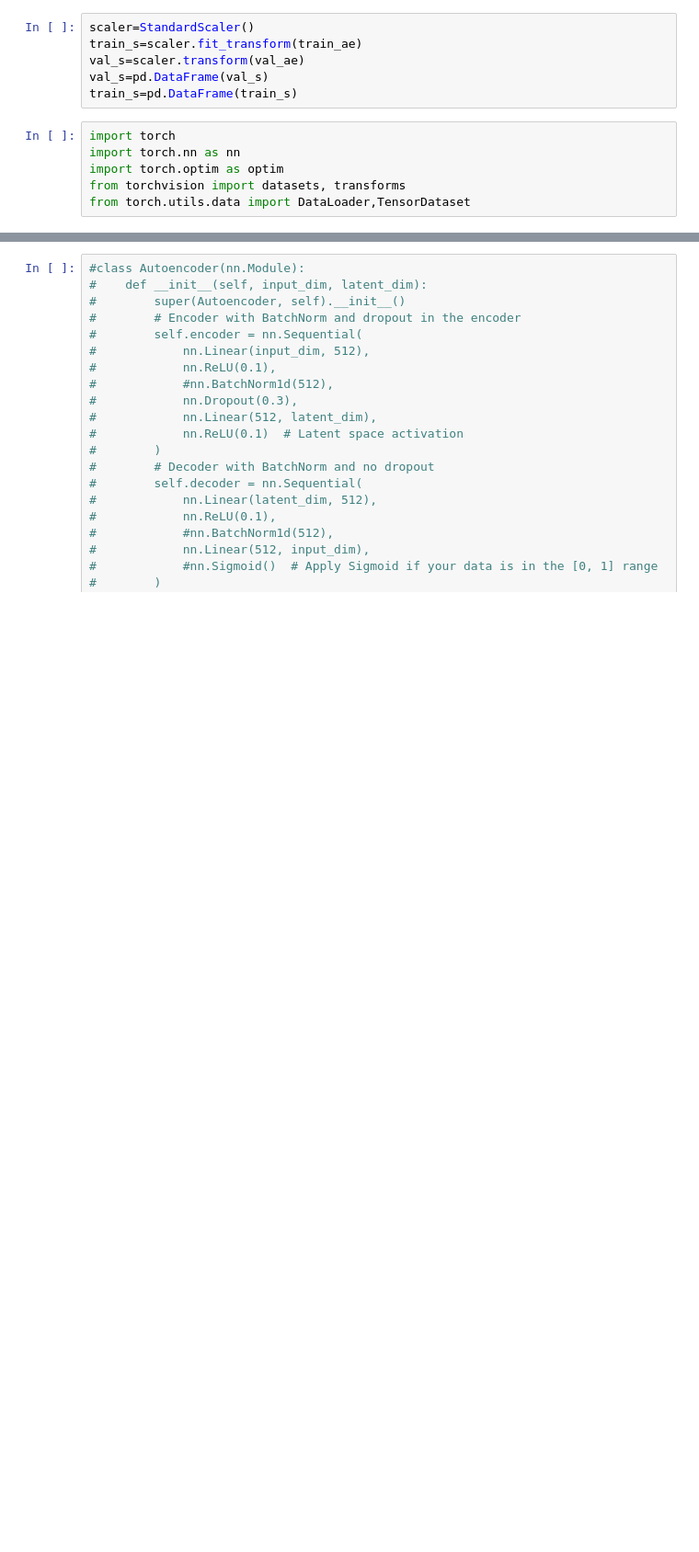
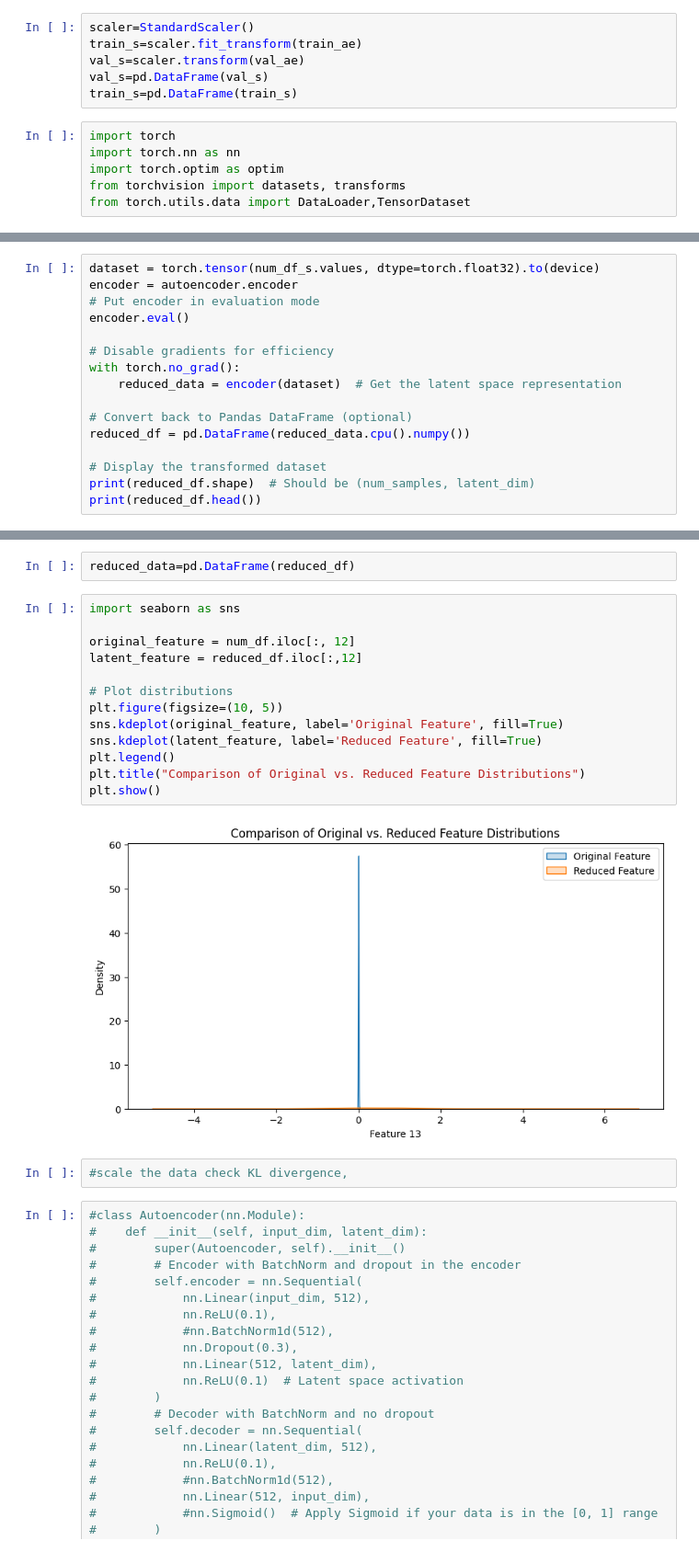
Before and after one commit to Pousali-Das2001/MoA_classification_multimodal, a Jupyter notebook: dim_reduction.ipynb, the cells around one changed output, grey strips where cells are left out. Shown at 92% size. Cells and saved outputs as stored; diff of their text form; blank space fills up the shorter version.

```diff
--- a/dim_reduction.ipynb
+++ b/dim_reduction.ipynb
@@ -92,0 +243,16 @@ from torch.utils.data import DataLoader,TensorDataset
+# %%
+dataset = torch.tensor(num_df_s.values, dtype=torch.float32).to(device)
+encoder = autoencoder.encoder
+# Put encoder in evaluation mode
+encoder.eval()
+
+# Disable gradients for efficiency
+with torch.no_grad():
+    reduced_data = encoder(dataset)  # Get the latent space representation
+
+# Convert back to Pandas DataFrame (optional)
+reduced_df = pd.DataFrame(reduced_data.cpu().numpy())
+
+# Display the transformed dataset
+print(reduced_df.shape)  # Should be (num_samples, latent_dim)
+print(reduced_df.head())
@@ -93,3 +277,22 @@ from torch.utils.data import DataLoader,TensorDataset
+# %%
+reduced_data=pd.DataFrame(reduced_df)
+# %%
+import seaborn as sns
+
+original_feature = num_df.iloc[:, 12]
+latent_feature = reduced_df.iloc[:,12]
+
+# Plot distributions
+plt.figure(figsize=(10, 5))
+sns.kdeplot(original_feature, label='Original Feature', fill=True)
+sns.kdeplot(latent_feature, label='Reduced Feature', fill=True)
+plt.legend()
+plt.title("Comparison of Original vs. Reduced Feature Distributions")
+plt.show()
+# %% [output]
+[figure, added]
+# %%
+#scale the data check KL divergence,
 # %%
 #class Autoencoder(nn.Module):
 #    def __init__(self, input_dim, latent_dim):
```
Also changed, not shown: parts of 7 cells of this notebook.
